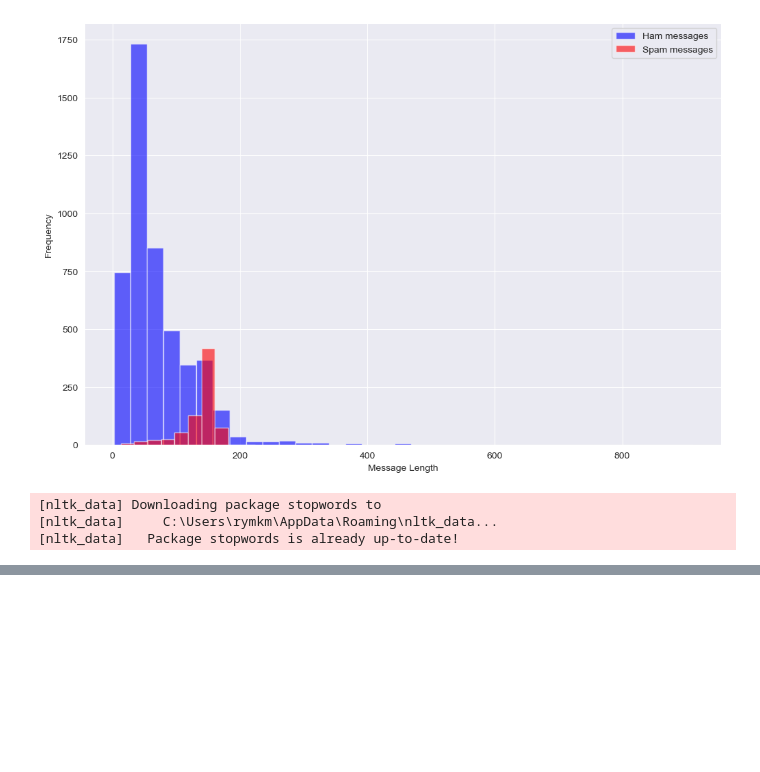
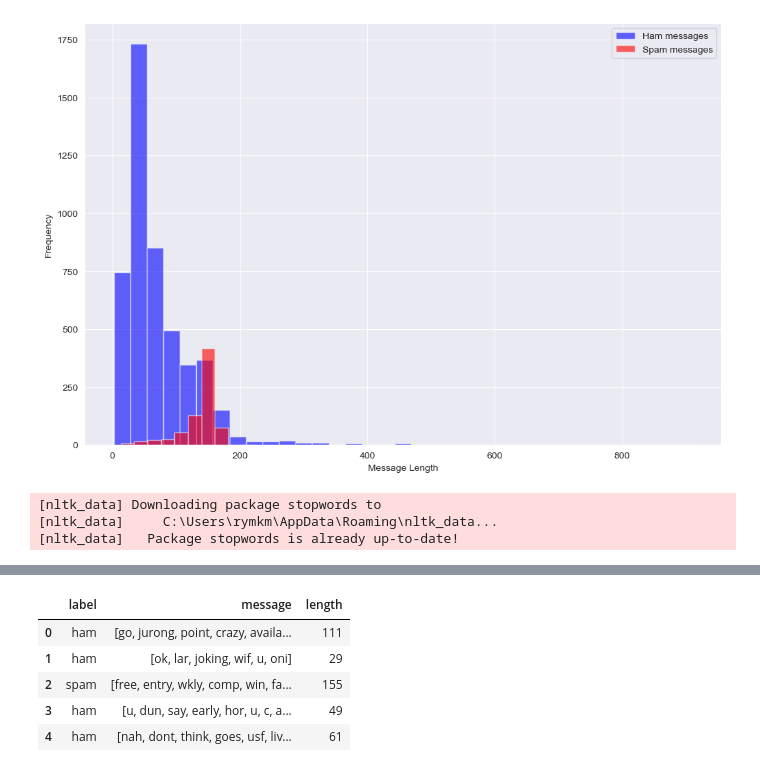
Before and after one commit to BatataNatna/Detection_spams, a Jupyter notebook: Detection_spams.ipynb, the cells around one changed output, grey strips where cells are left out. Cells and saved outputs as stored; diff of their text form; code cells hidden in the pictures; blank space fills up the shorter version.

```diff
--- a/Detection_spams.ipynb
+++ b/Detection_spams.ipynb
@@ -200,0 +237,11 @@ plt.show()
+# %%
+messages["message"]=messages["message"].apply(text_preprocess)
+# %%
+messages.head()
+# %% [output]
+|  | label | message | length |
+| 0 | ham | [go, jurong, point, crazy, availa... | 111 |
+| 1 | ham | [ok, lar, joking, wif, u, oni] | 29 |
+| 2 | spam | [free, entry, wkly, comp, win, fa... | 155 |
+| 3 | ham | [u, dun, say, early, hor, u, c, a... | 49 |
+| 4 | ham | [nah, dont, think, goes, usf, liv... | 61 |
```
Also changed, not shown: parts of 6 cells of this notebook.
